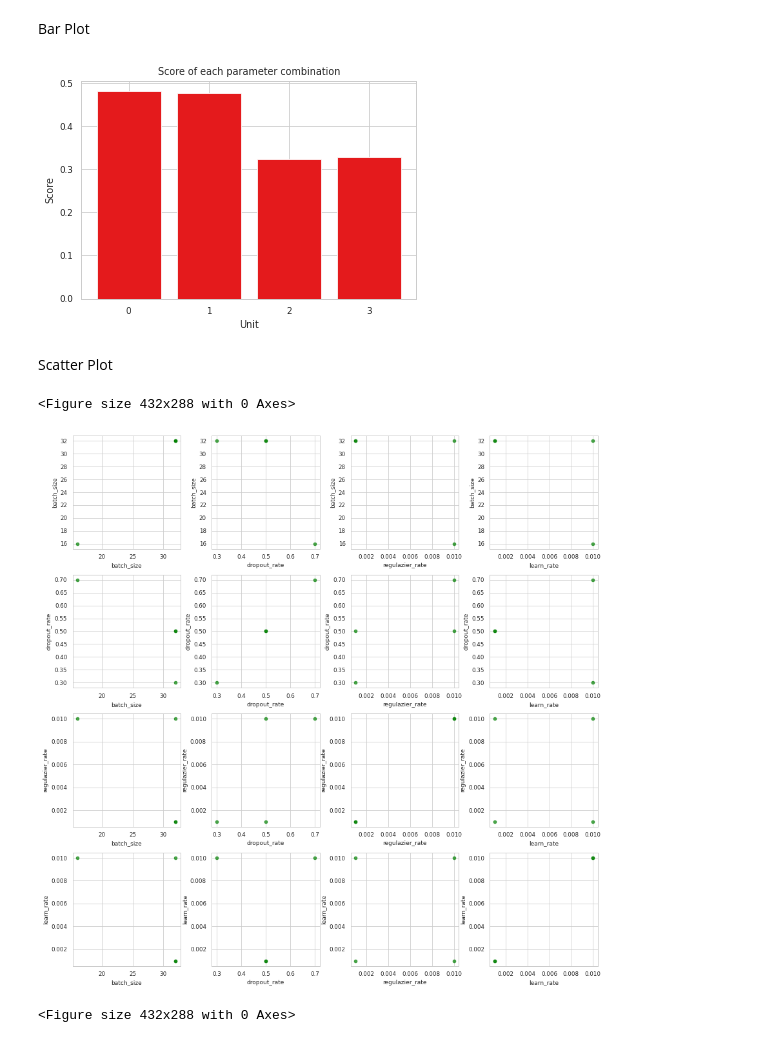
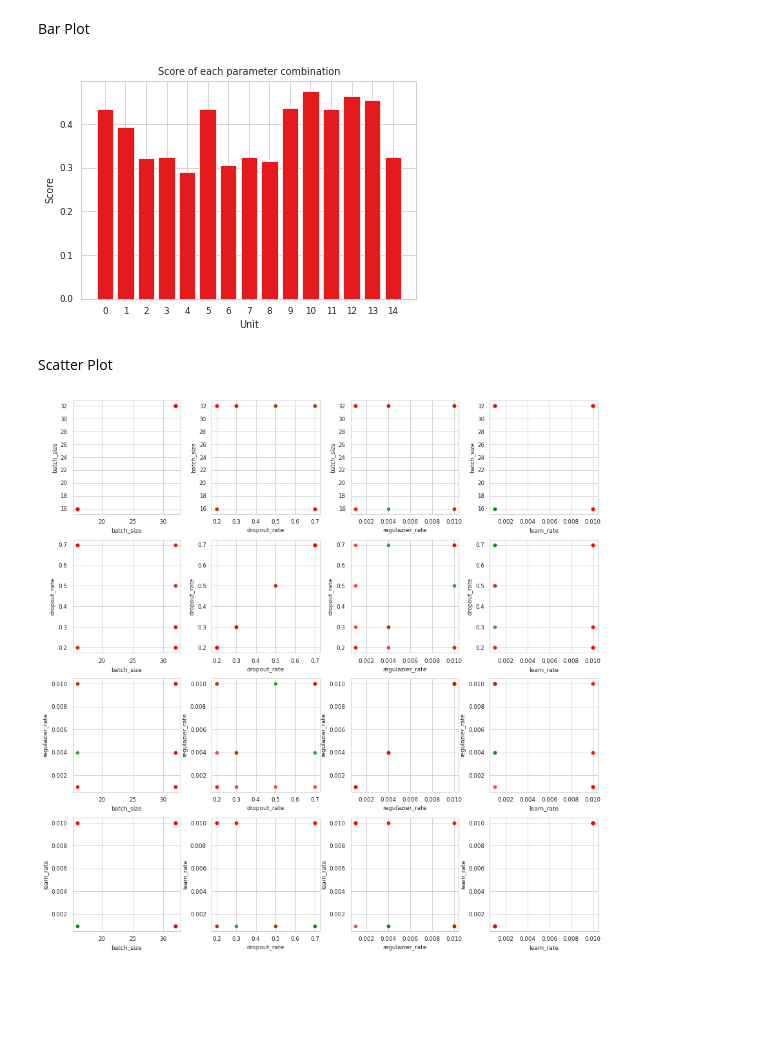
Before and after one commit to nina-prog/sem-data-analysis-VAE, a Jupyter notebook: VAE_v2.0.ipynb, the cells around one changed output. Drawn from its saved outputs; the diff is of its cells as text; code cells hidden in the pictures; blank space fills up the shorter version.

Commit message:
update optimization space

```diff
--- a/VAE_v2.0.ipynb
+++ b/VAE_v2.0.ipynb
@@ -602,18 +637,18 @@ def randomizedSearch_pipeline(x_train_data, x_test_data, model, space, n_iter=10
 ### Define evaluated params and it's value range
 space = {
         #'epochs' :              [50, 100],
-        'batch_size' :          [16, 32],
+
         #'latent_activation' :   ['softplus','softmax','sigmoid'],
-        'dropout_rate' :        [0.2, 0.3, 0.5, 0.7],
-        'regulazier_rate' :     [0.001,0.004,0.01],
         #'optimizer' :           ['adam', 'SGD'],
-        'learn_rate' :          [0.001, 0.01],
+        'batch_size' :          list(range[16,32]),
+        'dropout_rate' :        list(np.linspace(0, 1)),
+        'regulazier_rate' :     [1e-1, 1e-2, 1e-3, 1e-4, 1e-5, 1e-6],
+        'learn_rate' :          list(np.logspace(np.log10(0.005), np.log10(0.5), base = 10, num = 1000)),
         }
 
 ### Wrap keras custom VAE model with the KerasClassifier thus it implements estimator interface
 model = KerasRegressor(build_fn=create_model)
 
 ### Run RandomizedSearch
-#m=make_scorer(mean_squared, greater_is_better=False)
-fitted_model, pred, rs_result, min_rs_results= randomizedSearch_pipeline(x_train, x_test, model, space, n_iter=15, scoring_fit=make_scorer(score_mse, greater_is_better=False))
+fitted_model, pred, rs_result, min_rs_results= randomizedSearch_pipeline(x_train, x_test, model, space, n_iter=30, scoring_fit=make_scorer(score_mse, greater_is_better=False))
 # %% [output]
@@ -716,35 +757,31 @@ plt.ylabel("Score")
 # save fig
 plt.savefig(fname = "scores.png")
 # %% [output]
-[figure, old version]
+[figure, new version]
 # %% [markdown]
 Scatter Plot
 # %%
 ###
 features = ['batch_size', 'dropout_rate', 'regulazier_rate', 'learn_rate']
 
-fig = plt.figure()
 fig, axs = plt.subplots(nrows=len(features), ncols=len(features), figsize=(12,12))
 fig.tight_layout(w_pad=2, h_pad = 2)
 col=0
 row=0
 
 for feature_1 in features:
   for feature_2 in features:
     bestComb = min_rs_results.iloc[0:5]
     rest = min_rs_results.iloc[5:]
     axs[row, col].scatter(bestComb[feature_1], bestComb[feature_2], color='green', alpha=0.7)
     axs[row, col].scatter(rest[feature_1], rest[feature_2], color='red', alpha=0.7)
     axs[row, col].set_xlabel(feature_1, fontsize=9)
     axs[row, col].set_ylabel(feature_2,  fontsize=9)
     row=row+1
   col=col+1
   row=0
 
-plt.show()
 # save fig
 plt.savefig('scoresScatter.png')
 # %% [output]
-<Figure size 432x288 with 0 Axes>
-[figure, old version]
+[figure, new version]
-<Figure size 432x288 with 0 Axes>
```
Also changed, not shown: parts of 12 cells of this notebook.
